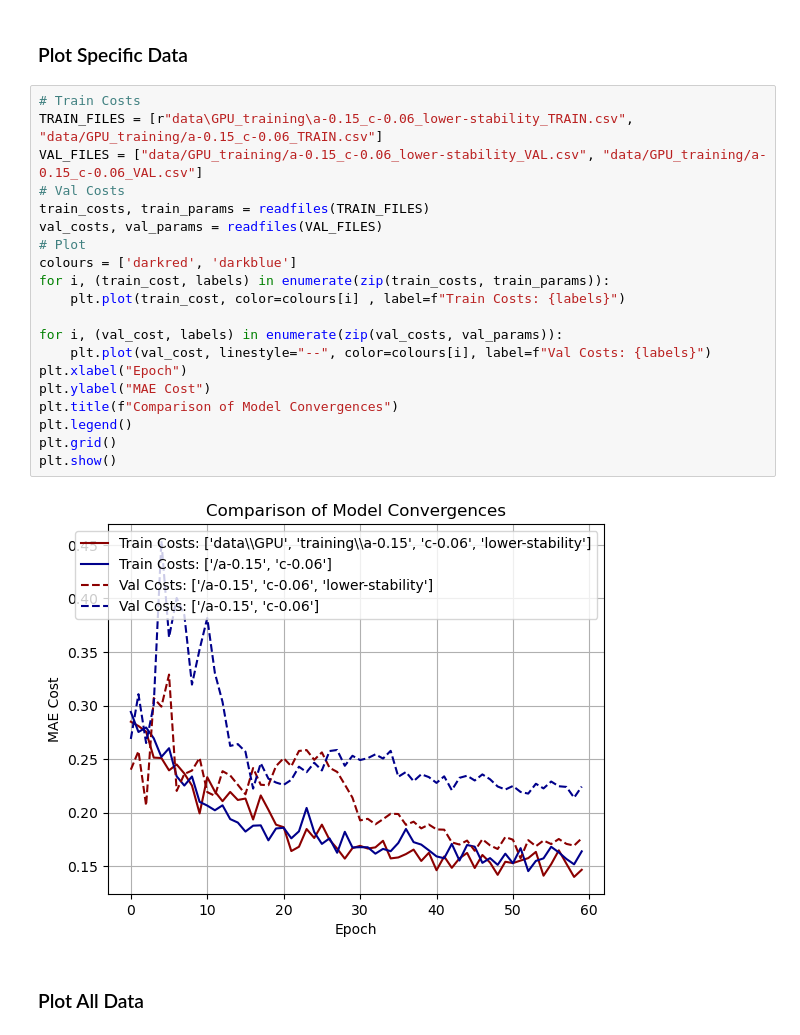
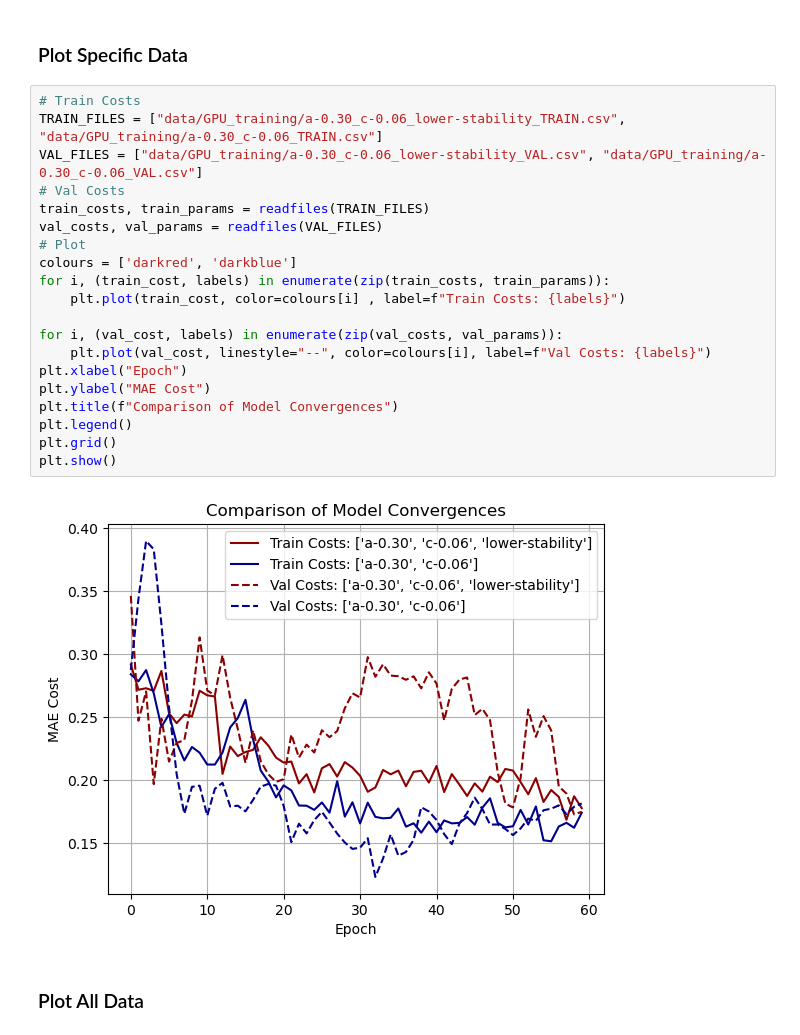
Before and after one commit to L-Amos/QNLP_project, a Jupyter notebook: fidelity_model/plotter.ipynb, the cells around one changed output. Drawn from its saved outputs; the diff is of its cells as text.

Commit message:
Adding plots for newest data.

```diff
--- a/fidelity_model/plotter.ipynb
+++ b/fidelity_model/plotter.ipynb
@@ -19,26 +17,26 @@ SyntaxError: invalid syntax (3848943465.py, line 2)
 ### Plot Specific Data
 # %%
 # Train Costs
-TRAIN_FILES = [r"data\GPU_training\a-0.15_c-0.06_lower-stability_TRAIN.csv", "data/GPU_training/a-0.15_c-0.06_TRAIN.csv"]
-VAL_FILES = ["data/GPU_training/a-0.15_c-0.06_lower-stability_VAL.csv", "data/GPU_training/a-0.15_c-0.06_VAL.csv"]
+TRAIN_FILES = ["data/GPU_training/a-0.30_c-0.06_lower-stability_TRAIN.csv", "data/GPU_training/a-0.30_c-0.06_TRAIN.csv"]
+VAL_FILES = ["data/GPU_training/a-0.30_c-0.06_lower-stability_VAL.csv", "data/GPU_training/a-0.30_c-0.06_VAL.csv"]
 # Val Costs
 train_costs, train_params = readfiles(TRAIN_FILES)
 val_costs, val_params = readfiles(VAL_FILES)
 # Plot
 colours = ['darkred', 'darkblue']
 for i, (train_cost, labels) in enumerate(zip(train_costs, train_params)):
     plt.plot(train_cost, color=colours[i] , label=f"Train Costs: {labels}")
 
 for i, (val_cost, labels) in enumerate(zip(val_costs, val_params)):
     plt.plot(val_cost, linestyle="--", color=colours[i], label=f"Val Costs: {labels}")
 plt.xlabel("Epoch")
 plt.ylabel("MAE Cost")
 plt.title(f"Comparison of Model Convergences")
 plt.legend()
 plt.grid()
 plt.show()
 # %% [output]
-[figure, old version]
+[figure, new version]
 # %% [markdown]
 ### Plot All Data
 # %%
```
Also changed, not shown: parts of 2 cells of this notebook.
